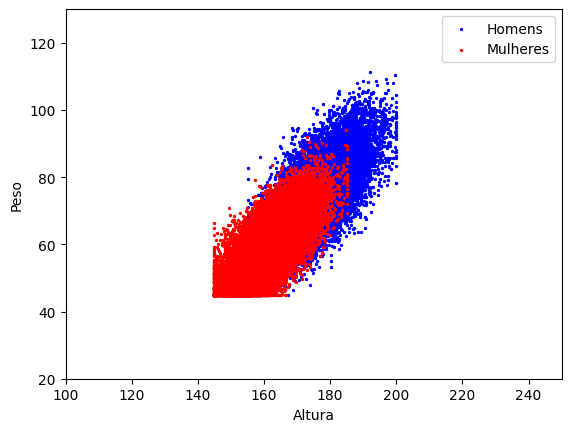
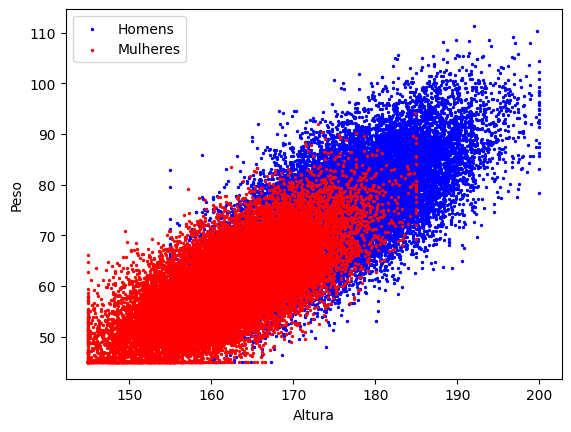
The change to this notebook cell's code, shown as a diff; its figure went from the first image to the second:
--- before
+++ after
@@ -19,6 +19,6 @@
 
 # Limites dos valores para cada eixo
-plt.xlim(xmin=100, xmax=250)
-plt.ylim(ymin=20, ymax=130)
+#plt.xlim(xmin=100, xmax=250)
+#plt.ylim(ymin=20, ymax=130)
 
 # Mostra a legenda

Commit: Atualizacao do grafico